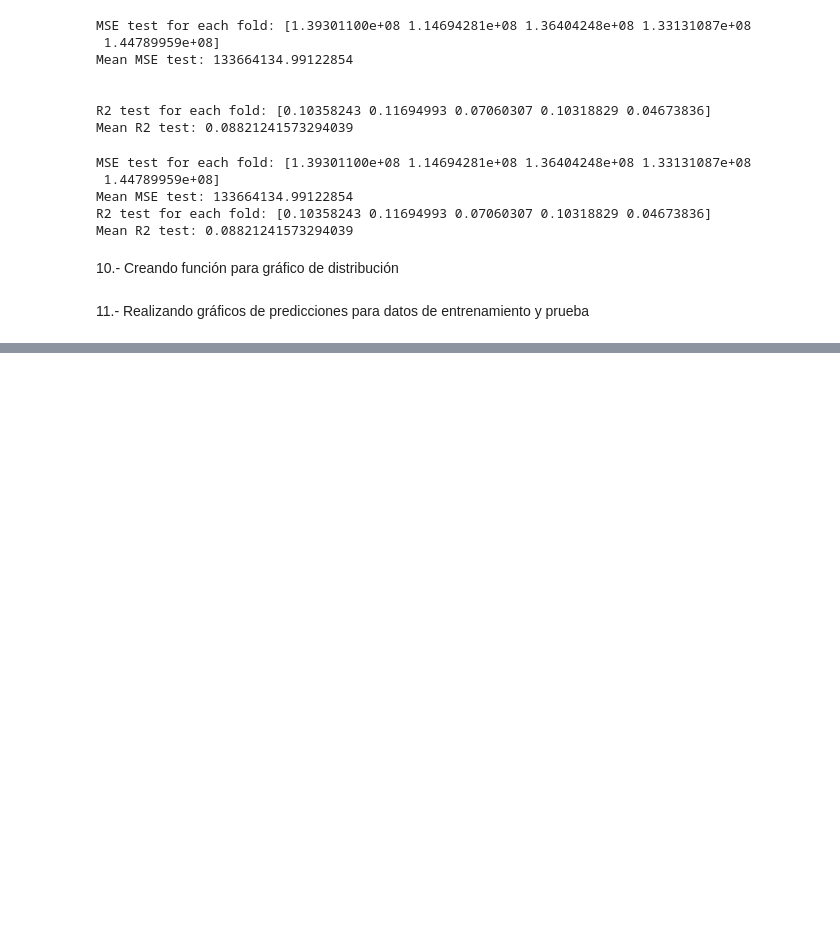
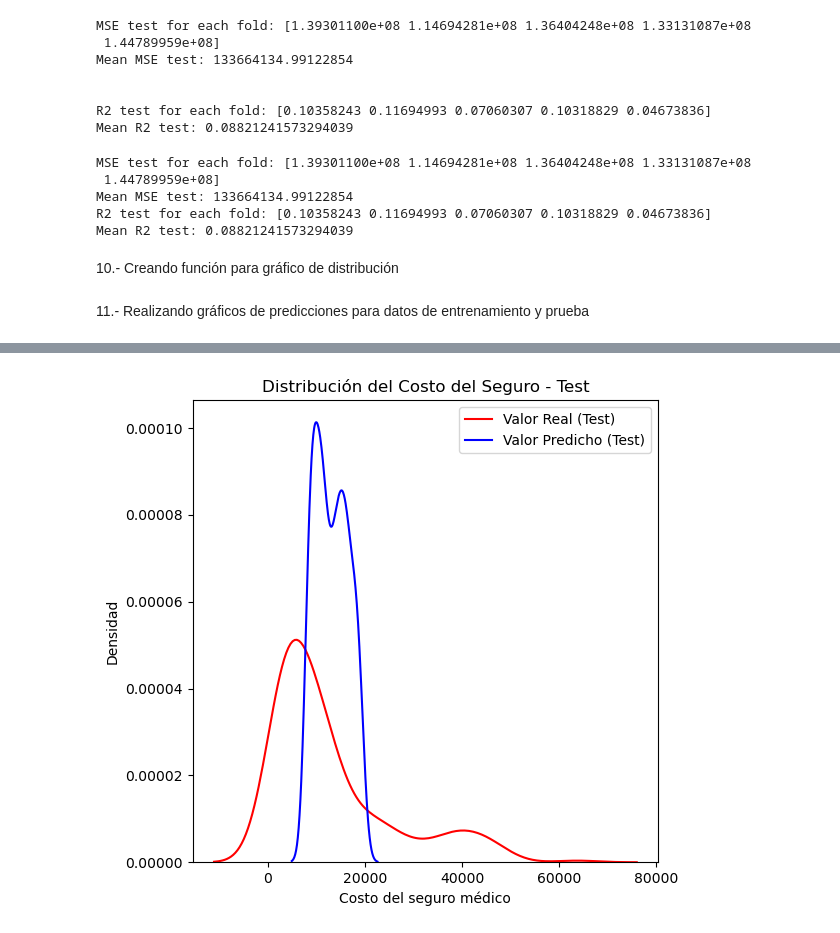
Before and after one commit to jgomezz/cpe_ciencia_datos_python_2026, a Jupyter notebook: mod3_analitica_datos_python/semana_04_evaluacion_modelo_ejercicio.ipynb, the cells around one changed output, grey strips where cells are left out. Cells and saved outputs as stored; diff of their text form; code cells hidden in the pictures; blank space fills up the shorter version.

```diff
--- a/mod3_analitica_datos_python/semana_04_evaluacion_modelo_ejercicio.ipynb
+++ b/mod3_analitica_datos_python/semana_04_evaluacion_modelo_ejercicio.ipynb
@@ -345,0 +346,5 @@ distribution_plot(y_train, y_train_hat, "Valor Real (Train)", "Valor Predicho (T
+# %%
+# Distribución de los valores reales vs valores predichos - Test data
+distribution_plot(y_test, y_test_hat, "Valor Real (Test)", "Valor Predicho (Test)", "Distribución del Costo del Seguro - Test")
+# %% [output]
+[figure, added]
```
Also changed, not shown: parts of 6 cells of this notebook.
